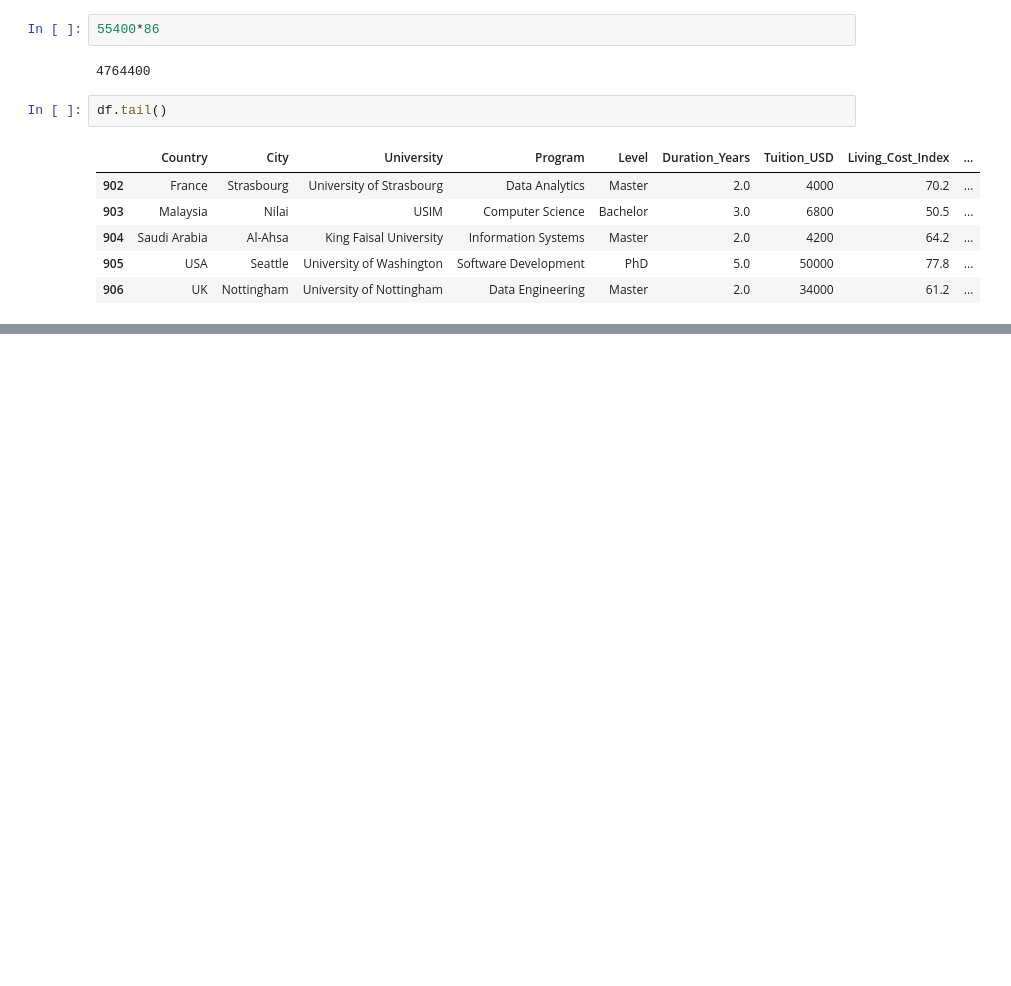
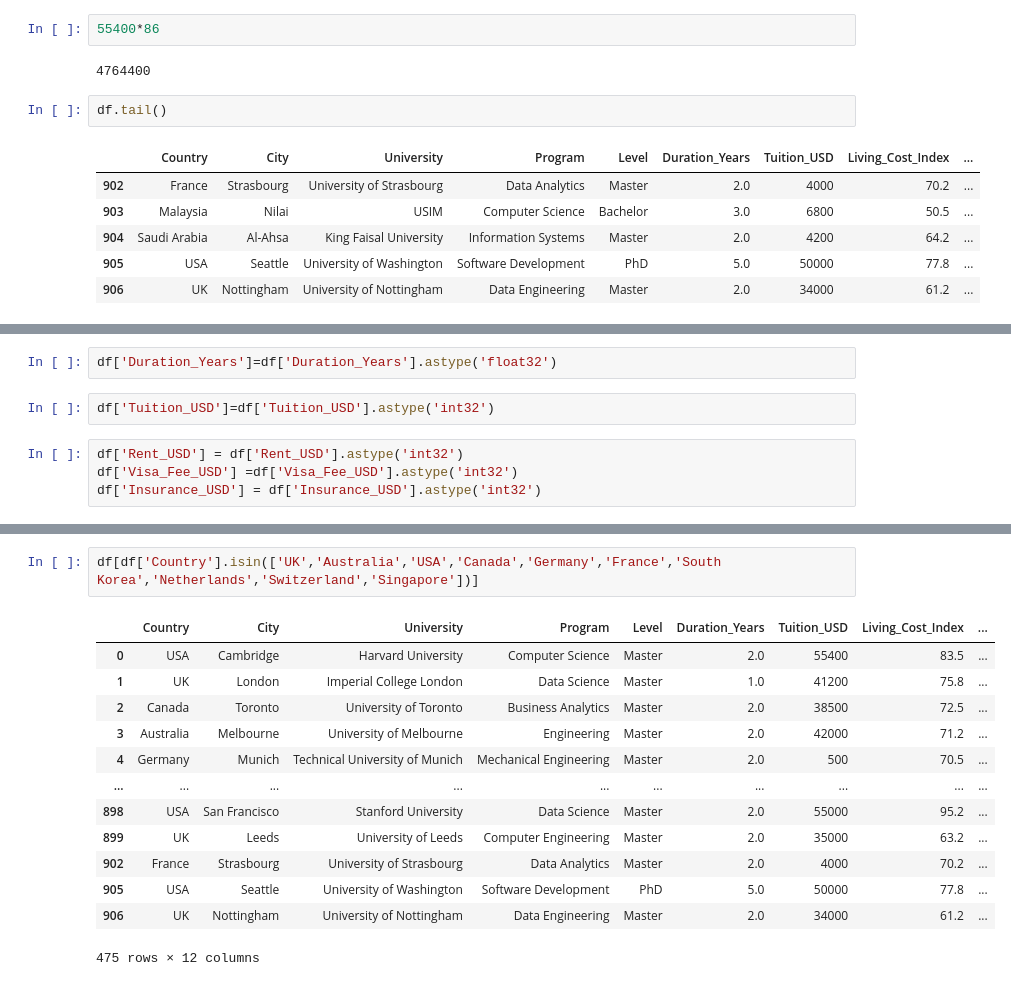
Before and after one commit to Narc2022/GenarativeAi, a Jupyter notebook: tutedude-genai/A_Practice/Machin Learning/demo_ML_Project.ipynb, the cells around one changed output, grey strips where cells are left out. Drawn from its saved outputs; the diff is of its cells as text; blank space fills up the shorter version.

```diff
--- a/tutedude-genai/A_Practice/Machin Learning/demo_ML_Project.ipynb
+++ b/tutedude-genai/A_Practice/Machin Learning/demo_ML_Project.ipynb
@@ -44,0 +285,8 @@ df.sample(5)
+# %%
+df['Duration_Years']=df['Duration_Years'].astype('float32')
+# %%
+df['Tuition_USD']=df['Tuition_USD'].astype('int32')
+# %%
+df['Rent_USD'] = df['Rent_USD'].astype('int32')
+df['Visa_Fee_USD'] =df['Visa_Fee_USD'].astype('int32')
+df['Insurance_USD'] = df['Insurance_USD'].astype('int32')
@@ -44,0 +343,16 @@ df.sample(5)
+# %%
+df[df['Country'].isin(['UK','Australia','USA','Canada','Germany','France','South Korea','Netherlands','Switzerland','Singapore'])]
+# %% [output]
+|  | Country | City | University | Program | Level | Duration_Years | Tuition_USD | Living_Cost_Index | ... |
+| 0 | USA | Cambridge | Harvard University | Computer Science | Master | 2.0 | 55400 | 83.5 | ... |
+| 1 | UK | London | Imperial College London | Data Science | Master | 1.0 | 41200 | 75.8 | ... |
+| 2 | Canada | Toronto | University of Toronto | Business Analytics | Master | 2.0 | 38500 | 72.5 | ... |
+| 3 | Australia | Melbourne | University of Melbourne | Engineering | Master | 2.0 | 42000 | 71.2 | ... |
+| 4 | Germany | Munich | Technical University of Munich | Mechanical Engineering | Master | 2.0 | 500 | 70.5 | ... |
+| ... | ... | ... | ... | ... | ... | ... | ... | ... | ... |
+| 898 | USA | San Francisco | Stanford University | Data Science | Master | 2.0 | 55000 | 95.2 | ... |
+| 899 | UK | Leeds | University of Leeds | Computer Engineering | Master | 2.0 | 35000 | 63.2 | ... |
+| 902 | France | Strasbourg | University of Strasbourg | Data Analytics | Master | 2.0 | 4000 | 70.2 | ... |
+| 905 | USA | Seattle | University of Washington | Software Development | PhD | 5.0 | 50000 | 77.8 | ... |
+| 906 | UK | Nottingham | University of Nottingham | Data Engineering | Master | 2.0 | 34000 | 61.2 | ... |
+475 rows × 12 columns
```
Also changed, not shown: parts of 27 cells of this notebook, 21 other files.
